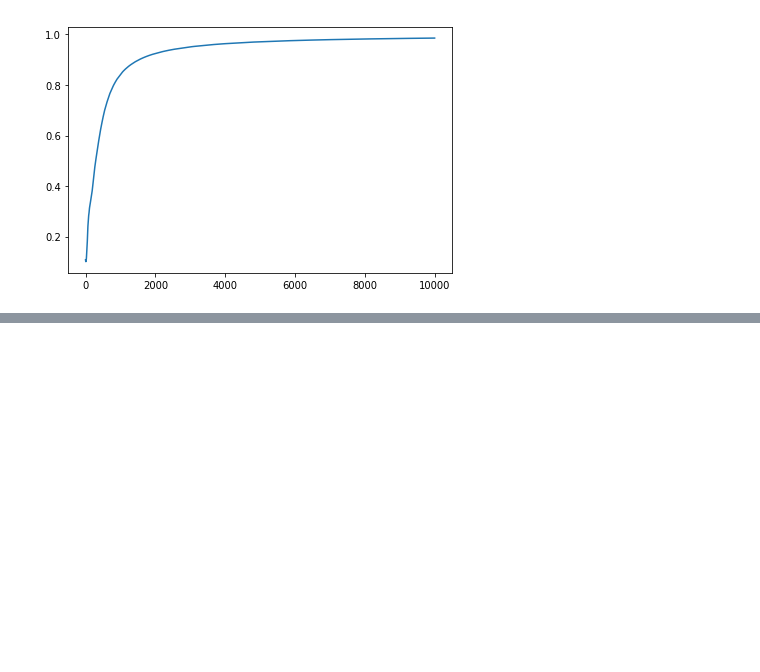
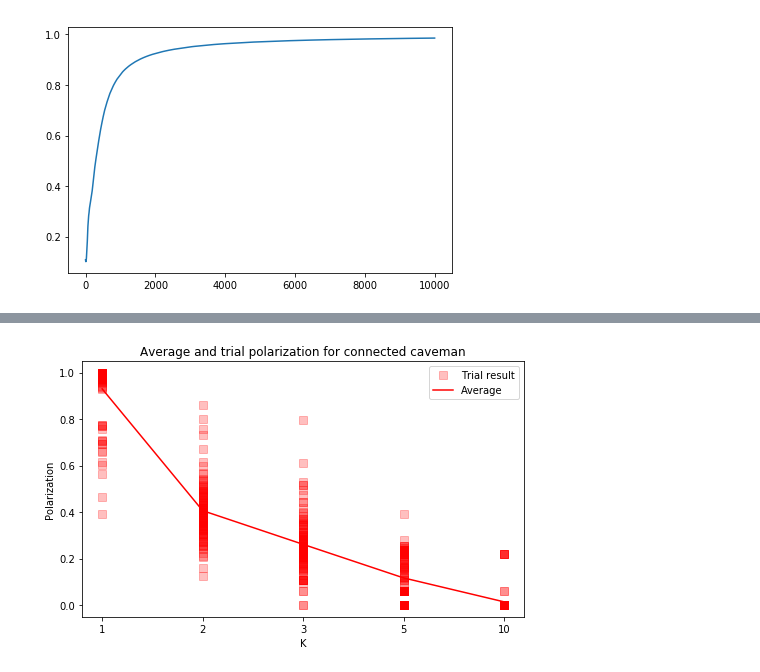
Before and after one commit to mt-digital/polarization, a Jupyter notebook: Complexity plots development 4-14.ipynb, the cells around one changed output, grey strips where cells are left out. Saved outputs shown, nothing was run; the diff lists cells and outputs as text; code cells hidden in the pictures; blank space fills up the shorter version.

```diff
--- a/Complexity plots development 4-14.ipynb
+++ b/Complexity plots development 4-14.ipynb
@@ -253,0 +275,7 @@ OK, so unfortunately
+# %%
+from complexity_analysis import plot_single_K_experiment
+plot_single_K_experiment('data/finegrained_K_4-18/', 'connected caveman',
+                         x=[ 1, 2, 3, 5, 10], figsize=(7, 4.5),
+                         save_path='/Users/mt/Desktop/connected-caveman-over-K.pdf')
+# %% [output]
+[figure, added]
```
Also changed, not shown: parts of 27 cells of this notebook, 6 other files.
